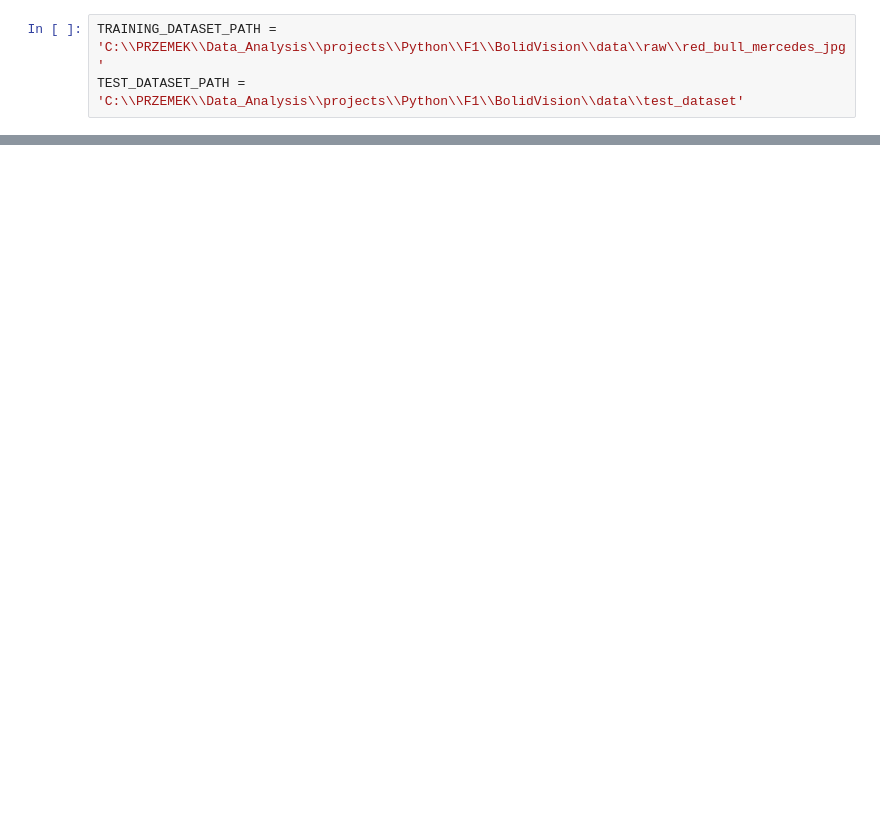
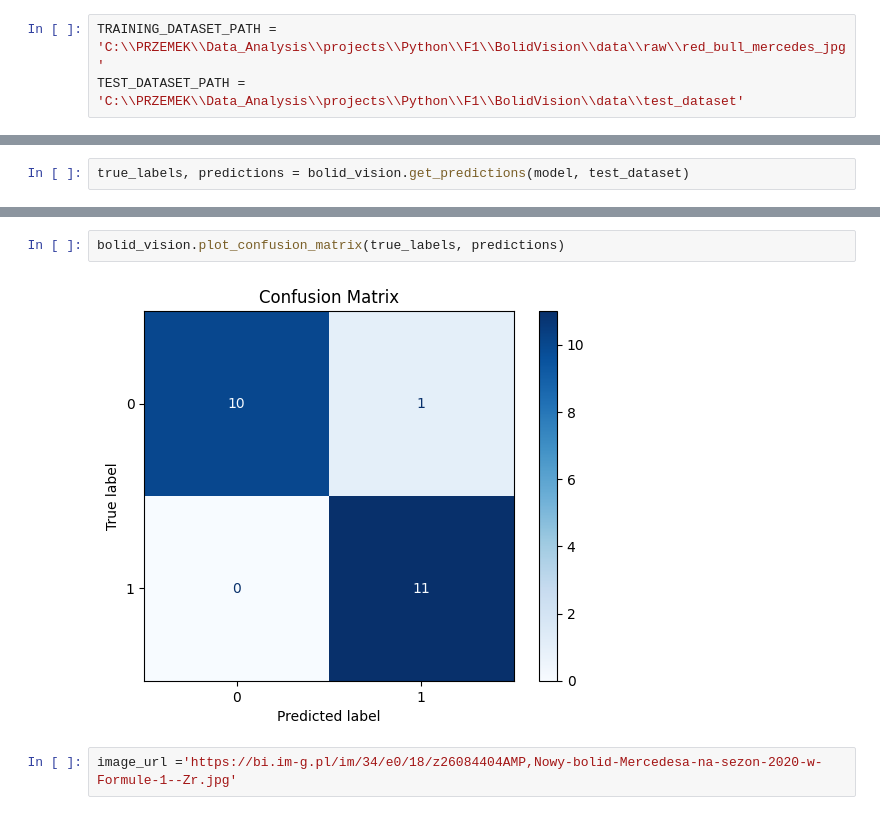
Before and after one commit to przeboch/BolidVision, a Jupyter notebook: notebooks/BolidVision.ipynb, the cells around one changed output, grey strips where cells are left out. Saved outputs shown, nothing was run; the diff lists cells and outputs as text; blank space fills up the shorter version.

```diff
--- a/notebooks/BolidVision.ipynb
+++ b/notebooks/BolidVision.ipynb
@@ -763,0 +47,2 @@ visualize_explanation_heatmap(explanation)
+# %%
+true_labels, predictions = bolid_vision.get_predictions(model, test_dataset)
@@ -763,0 +63,6 @@ visualize_explanation_heatmap(explanation)
+# %%
+bolid_vision.plot_confusion_matrix(true_labels, predictions)
+# %% [output]
+[figure, added]
+# %%
+image_url ='https://bi.im-g.pl/im/34/e0/18/z26084404AMP,Nowy-bolid-Mercedesa-na-sezon-2020-w-Formule-1--Zr.jpg'
```
Also changed, not shown: parts of 60 cells of this notebook, 2 other files.
